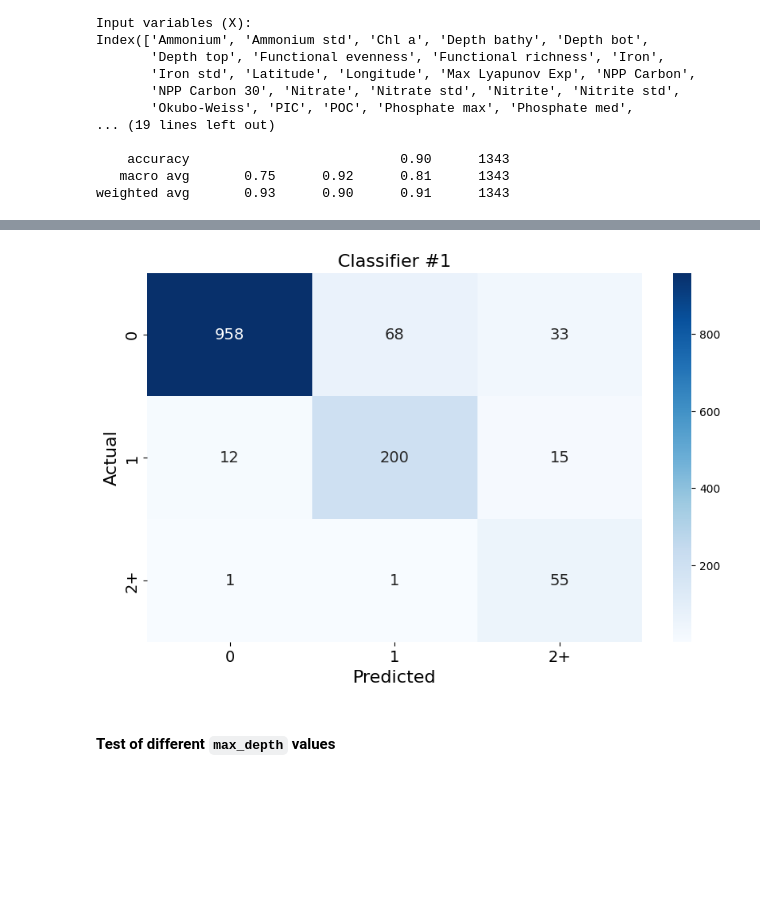
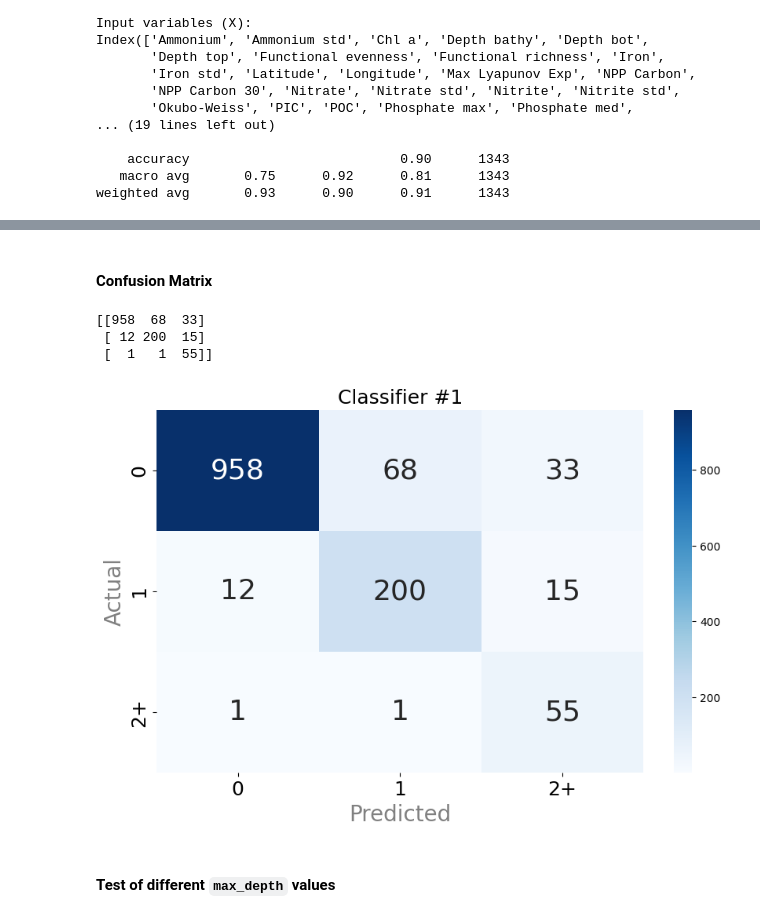
Before and after one commit to nesloanna/DS_thesis, a Jupyter notebook: MachineLearning/classifier_count.ipynb, the cells around one changed output, grey strips where cells are left out. Cells and saved outputs as stored; diff of their text form; code cells hidden in the pictures; blank space fills up the shorter version.

```diff
--- a/MachineLearning/classifier_count.ipynb
+++ b/MachineLearning/classifier_count.ipynb
@@ -23,7 +26,7 @@ def numeric_columns(df):
     return numeric_cols
 
 # Load dataset
-df = pd.read_csv("/Users/annaolsen/Desktop/Speciale/KODEN/data/TARA_mhws_Dash_4.csv")
+df = pd.read_csv("/Users/annaolsen/Desktop/Speciale/KODEN/data/TARA_mhws_Dash_3.csv")
 
 # Use function to extract numeric columns
 numeric_cols = numeric_columns(df)
@@ -162,25 +203,31 @@ weighted avg       0.93      0.90      0.91      1343
+# %% [markdown]
+#### Confusion Matrix
 # %%
 # Calculate confusion matrix
 conf_matrix = confusion_matrix(y_test, y_pred)
 
+print(confusion_matrix(y_test, y_pred))
 # Plot confusion matrix
 plt.figure(figsize=(10, 6))
 sns.heatmap(conf_matrix, annot=True, fmt='d', cmap='Blues',
             xticklabels=clf_1.classes_, yticklabels=clf_1.classes_,
-            annot_kws={"size": 14})
+            annot_kws={"size": 26})
 
-plt.xlabel('Predicted', fontsize=16)
-plt.ylabel('Actual', fontsize=16)
-plt.title('Classifier #1', fontsize=16)
+plt.xlabel('Predicted', fontsize=20, color='grey')
+plt.ylabel('Actual', fontsize=20, color='grey')
+plt.title('Classifier #1', fontsize=18)
 
-plt.xticks(fontsize=14)
-plt.yticks(fontsize=14)
+plt.xticks(fontsize=18)
+plt.yticks(fontsize=18)
 
-# plt.savefig('/Users/annaolsen/Desktop/Speciale/DS_thesis/cm_classifier1.png', bbox_inches='tight', dpi=200)
+plt.savefig('/Users/annaolsen/Desktop/Speciale/KODEN/cm_classifier1.png', bbox_inches='tight', dpi=200)
 
 plt.show()
 # %% [output]
+[[958  68  33]
+ [ 12 200  15]
+ [  1   1  55]]
-[figure, old version]
+[figure, new version]
 # %% [markdown]
 #### Test of different `max_depth` values
 # %%
```
Also changed, not shown: parts of 8 cells of this notebook, 2 other files.
